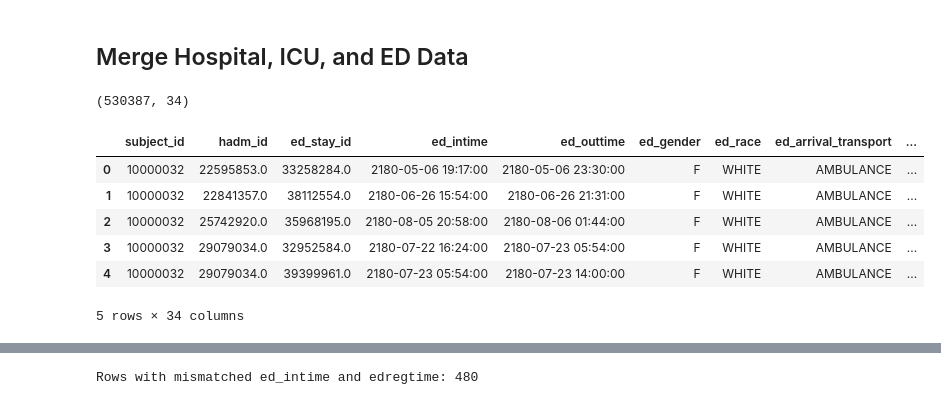
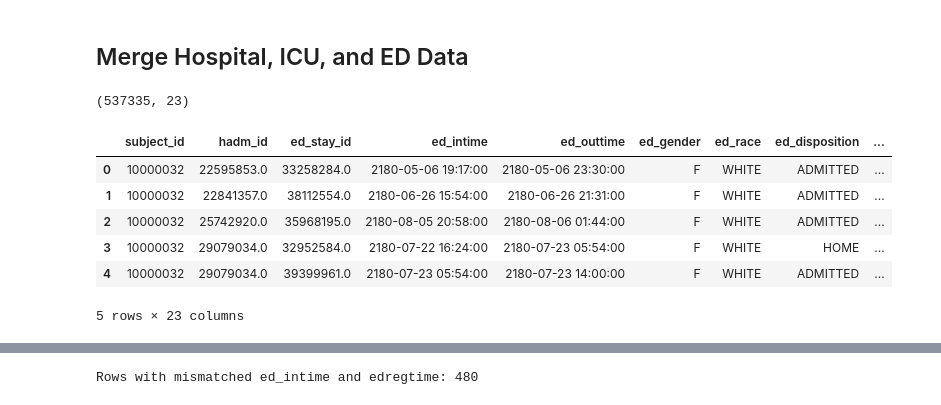
Before and after one commit to brandonng2/CardioTwin, a Jupyter notebook: notebooks/static_preprocessing.ipynb, the cells around one changed output, grey strips where cells are left out. Cells and saved outputs as stored; diff of their text form; code cells hidden in the pictures.

```diff
--- a/notebooks/static_preprocessing.ipynb
+++ b/notebooks/static_preprocessing.ipynb
@@ -37,4 +36,4 @@ in_dir = os.path.join(repo_root, config["paths"]["in_dir"])
 out_dir = os.path.join(repo_root, config["paths"]["out_dir"])
 
 # Pass in_dir as the first argument
-hosp_patients_df, hosp_admissions_df, hosp_diagnosis_df, hosp_drgcodes_df, icustays_df, edstays_df, ed_diagnosis_df, record_list_df = load_static_data(in_dir, config)
+hosp_patients_df, hosp_admissions_df, hosp_diagnosis_df, icustays_df, edstays_df, ed_diagnosis_df = load_static_data(in_dir, config)
@@ -237,8 +172,8 @@ edstays_df.head()
 | 3 | 10049341 | NaN | 36490047 | 2174-11-29 19:39:00 | 2174-11-30 00:49:00 | F | ASIAN | WALK IN | HOME |
 | 4 | 10049341 | NaN | 37283116 | 2174-01-26 20:10:00 | 2174-01-27 00:34:00 | F | ASIAN | WALK IN | HOME |
 # %%
-from preprocessing.static_preprocessing import add_prefix_to_columns
+from preprocessing.static_preprocessing import preprocess_edstays
 
-edstays_df_cleaned = add_prefix_to_columns(edstays_df, 'ed')
+edstays_df_cleaned = preprocess_edstays(edstays_df)
 edstays_df_cleaned.head()
 # %% [output]
@@ -294,22 +220,20 @@ ed_diagnosis_df_cleaned.head()
 # %%
 from preprocessing.static_preprocessing import merge_hosp_to_ed
 
-# def merge_hosp_to_ed(admissions_df, patients_df, diagnosis_df, drgcodes_df, icustays_df, edstays_df, ed_diagnosis_df):
-
-hosp_master_df = merge_hosp_to_ed(hosp_admissions_df_cleaned, hosp_patients_df_cleaned,
-                            hosp_diagnosis_df_cleaned, hosp_drgcodes_df_cleaned, icustays_df_agg,
+static_master_df = merge_hosp_to_ed(hosp_admissions_df_cleaned, hosp_patients_df_cleaned,
+                            hosp_diagnosis_df_cleaned, icustays_df_agg,
                             edstays_df_cleaned, ed_diagnosis_df_cleaned)
 
-print(hosp_master_df.shape)
-hosp_master_df.head(5)
+print(static_master_df.shape)
+static_master_df.head(5)
 # %% [output]
-(530387, 34)
+(537335, 23)
-|  | subject_id | hadm_id | ed_stay_id | ed_intime | ed_outtime | ed_gender | ed_race | ed_arrival_transport | ... |
-| 0 | 10000032 | 22595853.0 | 33258284.0 | 2180-05-06 19:17:00 | 2180-05-06 23:30:00 | F | WHITE | AMBULANCE | ... |
-| 1 | 10000032 | 22841357.0 | 38112554.0 | 2180-06-26 15:54:00 | 2180-06-26 21:31:00 | F | WHITE | AMBULANCE | ... |
-| 2 | 10000032 | 25742920.0 | 35968195.0 | 2180-08-05 20:58:00 | 2180-08-06 01:44:00 | F | WHITE | AMBULANCE | ... |
-| 3 | 10000032 | 29079034.0 | 32952584.0 | 2180-07-22 16:24:00 | 2180-07-23 05:54:00 | F | WHITE | AMBULANCE | ... |
-| 4 | 10000032 | 29079034.0 | 39399961.0 | 2180-07-23 05:54:00 | 2180-07-23 14:00:00 | F | WHITE | AMBULANCE | ... |
+|  | subject_id | hadm_id | ed_stay_id | ed_intime | ed_outtime | ed_gender | ed_race | ed_disposition | ... |
+| 0 | 10000032 | 22595853.0 | 33258284.0 | 2180-05-06 19:17:00 | 2180-05-06 23:30:00 | F | WHITE | ADMITTED | ... |
+| 1 | 10000032 | 22841357.0 | 38112554.0 | 2180-06-26 15:54:00 | 2180-06-26 21:31:00 | F | WHITE | ADMITTED | ... |
+| 2 | 10000032 | 25742920.0 | 35968195.0 | 2180-08-05 20:58:00 | 2180-08-06 01:44:00 | F | WHITE | ADMITTED | ... |
+| 3 | 10000032 | 29079034.0 | 32952584.0 | 2180-07-22 16:24:00 | 2180-07-23 05:54:00 | F | WHITE | HOME | ... |
+| 4 | 10000032 | 29079034.0 | 39399961.0 | 2180-07-23 05:54:00 | 2180-07-23 14:00:00 | F | WHITE | ADMITTED | ... |
-5 rows × 34 columns
+5 rows × 23 columns
 # %%
 # Check for duplicates
```
Also changed, not shown: parts of 30 cells of this notebook, 4 other files.
